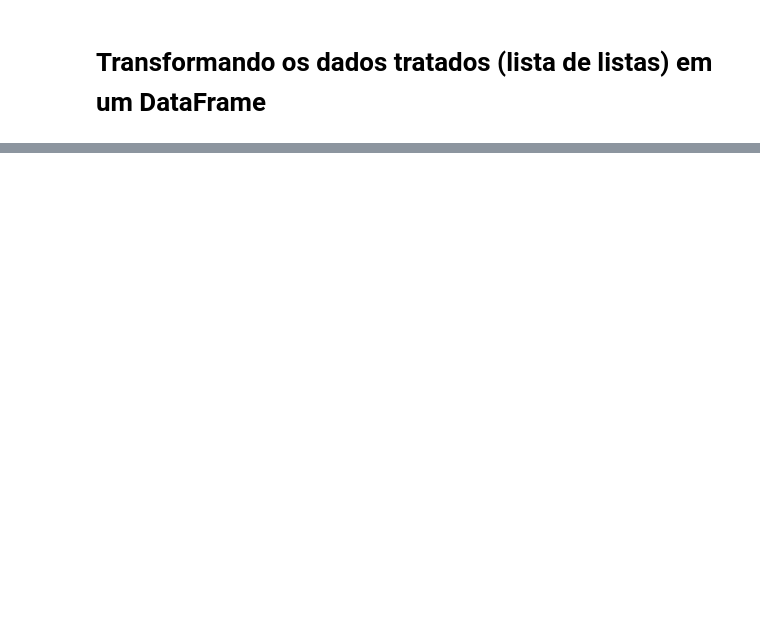
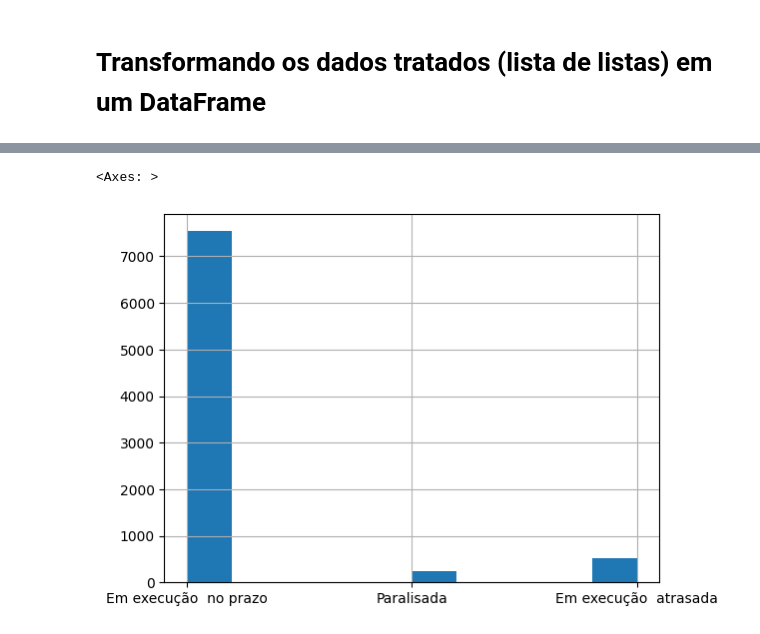
Before and after one commit to leitoraincomum/artigo_sar, a Jupyter notebook: analise_limpeza.ipynb, the cells around one changed output, grey strips where cells are left out. Cells and saved outputs as stored; diff of their text form; code cells hidden in the pictures; blank space fills up the shorter version.

```diff
--- a/analise_limpeza.ipynb
+++ b/analise_limpeza.ipynb
@@ -112,0 +91,5 @@ df_tratado.head()
+# %%
+df_tratado['Situação'].hist()
+# %% [output]
+<Axes: >
+[figure, added]
```
Also changed, not shown: parts of 20 cells of this notebook.
